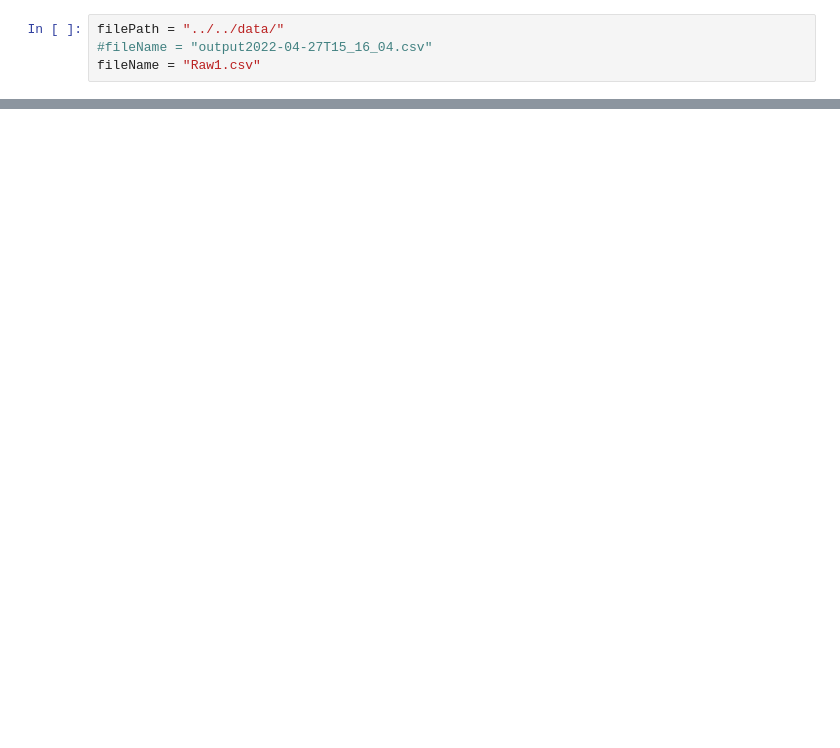
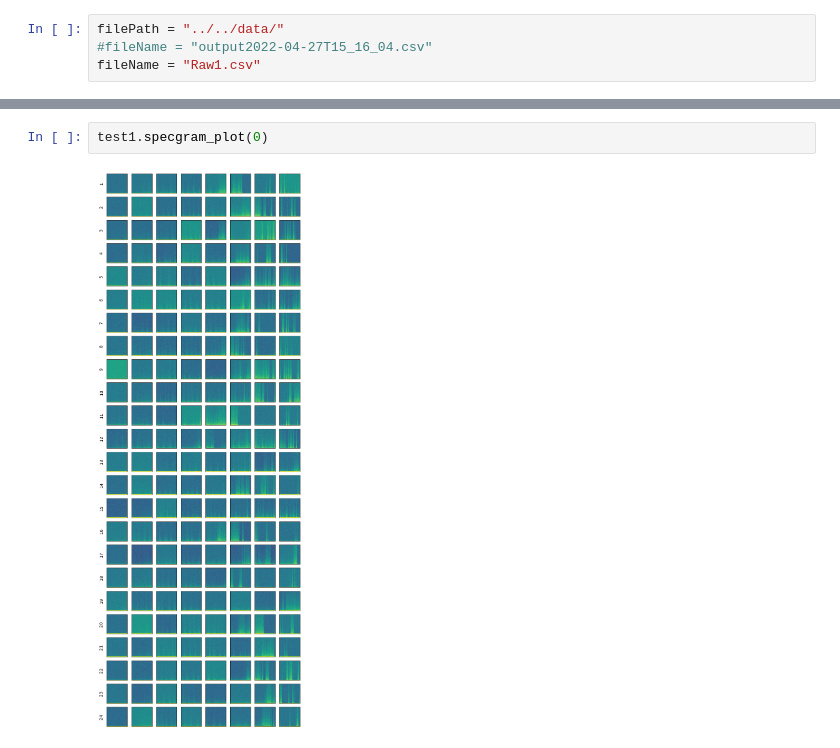
Before and after one commit to jmenzies280/embryo-monitoring, a Jupyter notebook: software/analysis/Notebooks/Analysis_21_Nov_2022.ipynb, the cells around one changed output, grey strips where cells are left out. Saved outputs shown, nothing was run; the diff lists cells and outputs as text; blank space fills up the shorter version.

```diff
--- a/software/analysis/Notebooks/Analysis_21_Nov_2022.ipynb
+++ b/software/analysis/Notebooks/Analysis_21_Nov_2022.ipynb
@@ -177,0 +291,4 @@ test1.onset_points
+# %%
+test1.specgram_plot(0)
+# %% [output]
+[figure, added]
```
Also changed, not shown: parts of 15 cells of this notebook.
